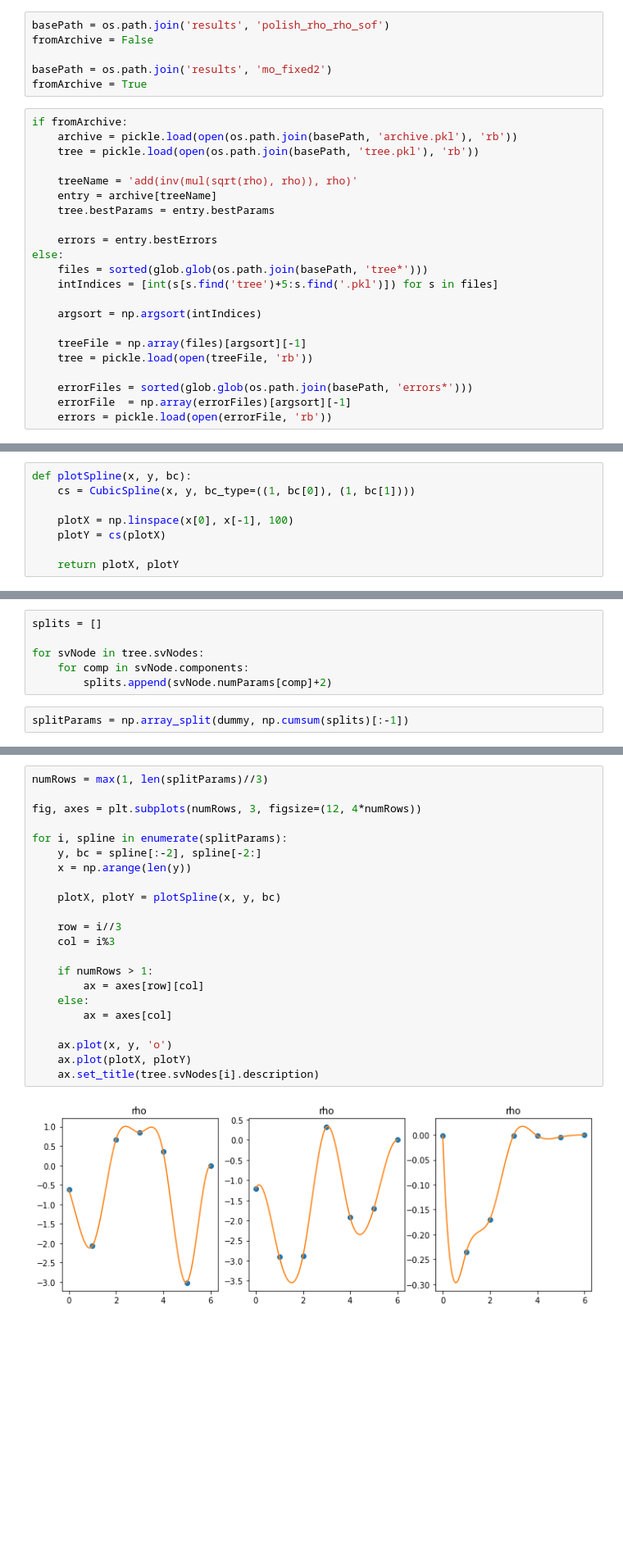
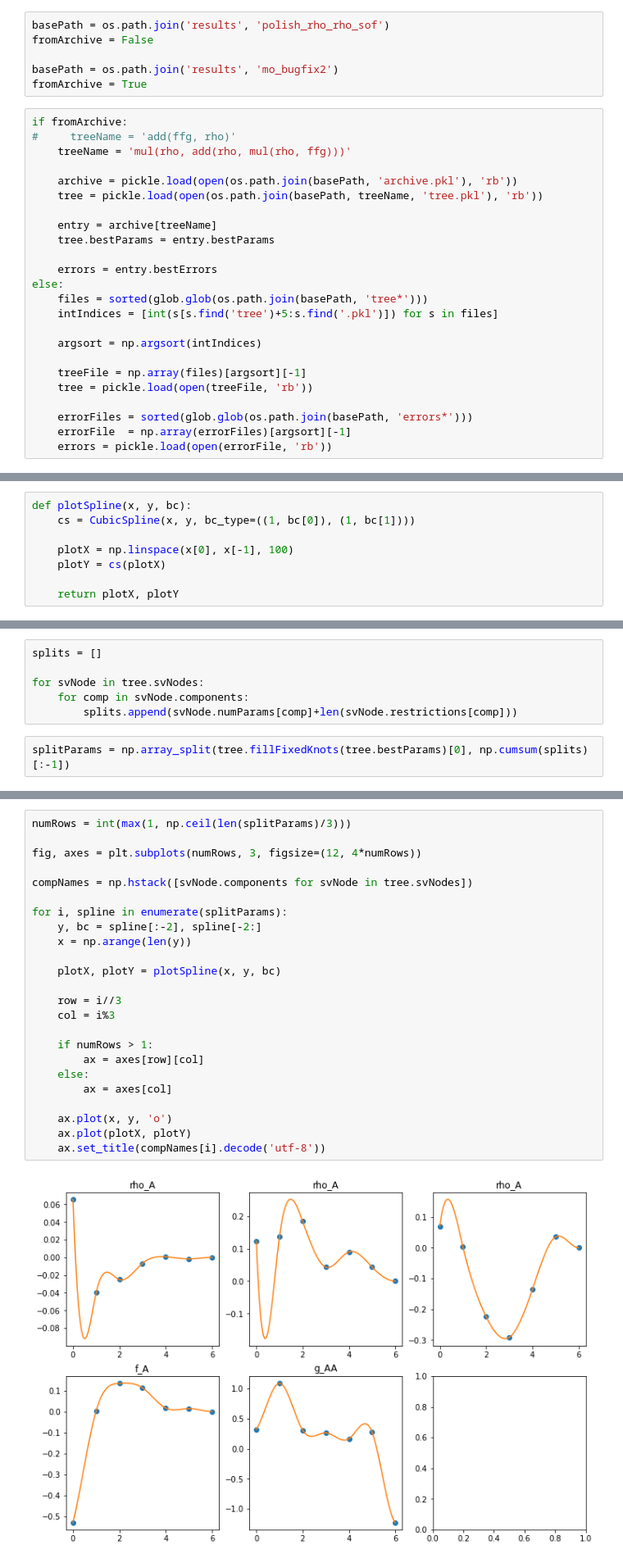
Before and after one commit to TrinkleGroup/svreg, a Jupyter notebook: tree_analyzer.ipynb, the cells around one changed output, grey strips where cells are left out. Shown: that part at 82% size. Cells and saved outputs as stored; diff of their text form; blank space fills up the shorter version.

```diff
--- a/tree_analyzer.ipynb
+++ b/tree_analyzer.ipynb
@@ -15,14 +15,16 @@ from scipy.interpolate import CubicSpline
 basePath = os.path.join('results', 'polish_rho_rho_sof')
 fromArchive = False
 
-basePath = os.path.join('results', 'mo_fixed2')
+basePath = os.path.join('results', 'mo_bugfix2')
 fromArchive = True
 # %%
 if fromArchive:
+#     treeName = 'add(ffg, rho)'
+    treeName = 'mul(rho, add(rho, mul(rho, ffg)))'
+
     archive = pickle.load(open(os.path.join(basePath, 'archive.pkl'), 'rb'))
-    tree = pickle.load(open(os.path.join(basePath, 'tree.pkl'), 'rb'))
+    tree = pickle.load(open(os.path.join(basePath, treeName, 'tree.pkl'), 'rb'))
 
-    treeName = 'add(inv(mul(sqrt(rho), rho)), rho)'
     entry = archive[treeName]
     tree.bestParams = entry.bestParams
 
@@ -76,6 +60,6 @@ splits = []
 
 for svNode in tree.svNodes:
     for comp in svNode.components:
-        splits.append(svNode.numParams[comp]+2)
+        splits.append(svNode.numParams[comp]+len(svNode.restrictions[comp]))
 # %%
-splitParams = np.array_split(dummy, np.cumsum(splits)[:-1])
+splitParams = np.array_split(tree.fillFixedKnots(tree.bestParams)[0], np.cumsum(splits)[:-1])
@@ -92,24 +70,26 @@ splitParams
 # %%
-numRows = max(1, len(splitParams)//3)
+numRows = int(max(1, np.ceil(len(splitParams)/3)))
 
 fig, axes = plt.subplots(numRows, 3, figsize=(12, 4*numRows))
+
+compNames = np.hstack([svNode.components for svNode in tree.svNodes])
 
 for i, spline in enumerate(splitParams):
     y, bc = spline[:-2], spline[-2:]
     x = np.arange(len(y))
 
     plotX, plotY = plotSpline(x, y, bc)
 
     row = i//3
     col = i%3
 
     if numRows > 1:
         ax = axes[row][col]
     else:
         ax = axes[col]
 
     ax.plot(x, y, 'o')
     ax.plot(plotX, plotY)
-    ax.set_title(tree.svNodes[i].description)
+    ax.set_title(compNames[i].decode('utf-8'))
 # %% [output]
-[figure, old version]
+[figure, new version]
```
Also changed, not shown: parts of 16 cells of this notebook, 3 other files.
